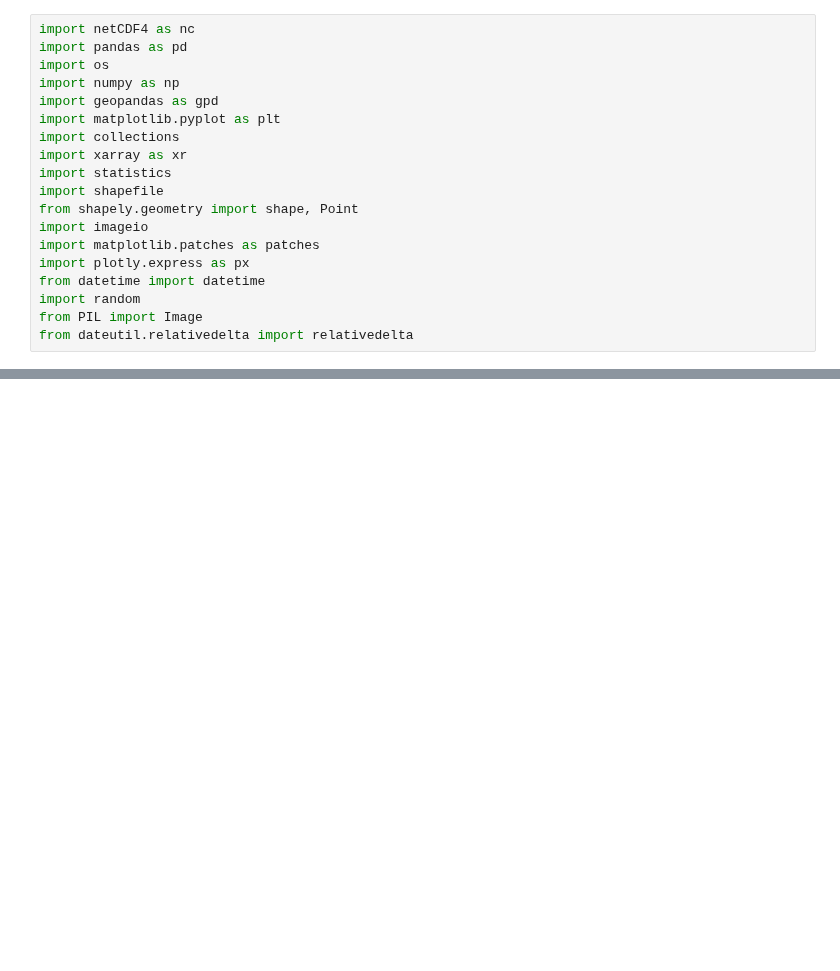
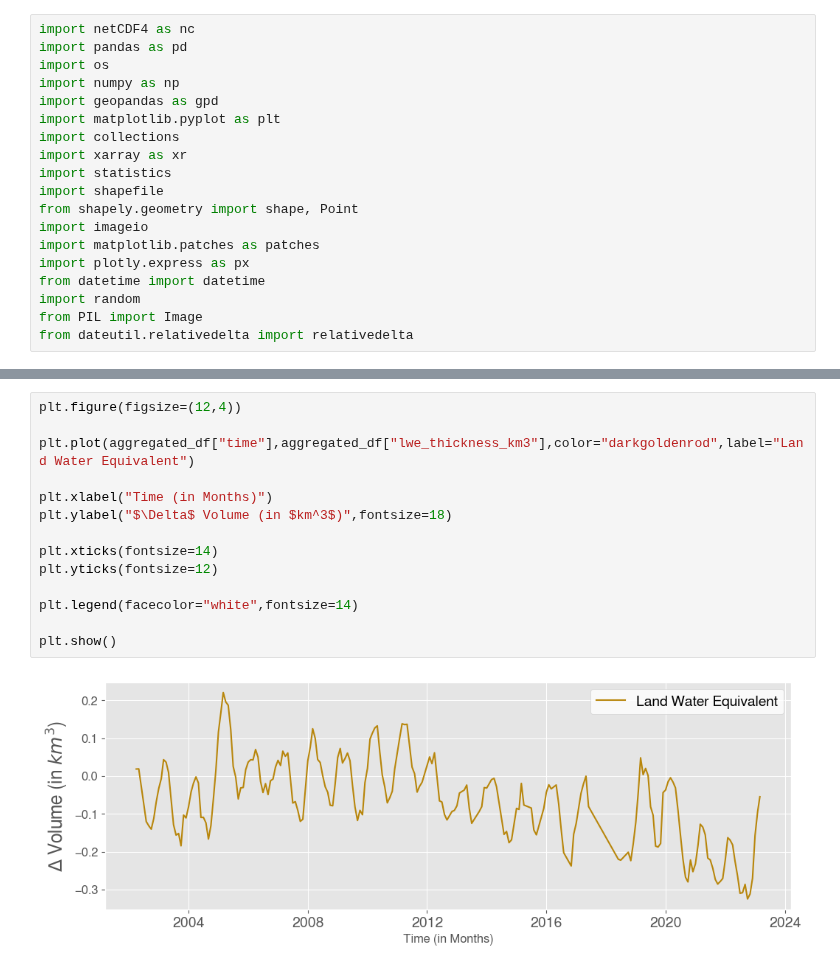
Before and after one commit to uwescience/DSSG2023-Groundwater, a Jupyter notebook: scripts/analysis/visualizations.ipynb, the cells around one changed output, grey strips where cells are left out. Cells and saved outputs as stored; diff of their text form; blank space fills up the shorter version.

```diff
--- a/scripts/analysis/visualizations.ipynb
+++ b/scripts/analysis/visualizations.ipynb
@@ -32,0 +73,16 @@ Exception: File `'/home/maiampow/code/git/DSSG2023-Groundwater/notebooks-and-mar
+# %%
+plt.figure(figsize=(12,4))
+
+plt.plot(aggregated_df["time"],aggregated_df["lwe_thickness_km3"],color="darkgoldenrod",label="Land Water Equivalent")
+
+plt.xlabel("Time (in Months)")
+plt.ylabel("$\Delta$ Volume (in $km^3$)",fontsize=18)
+
+plt.xticks(fontsize=14)
+plt.yticks(fontsize=12)
+
+plt.legend(facecolor="white",fontsize=14)
+
+plt.show()
+# %% [output]
+[figure, added]
```
Also changed, not shown: parts of 28 cells of this notebook.
